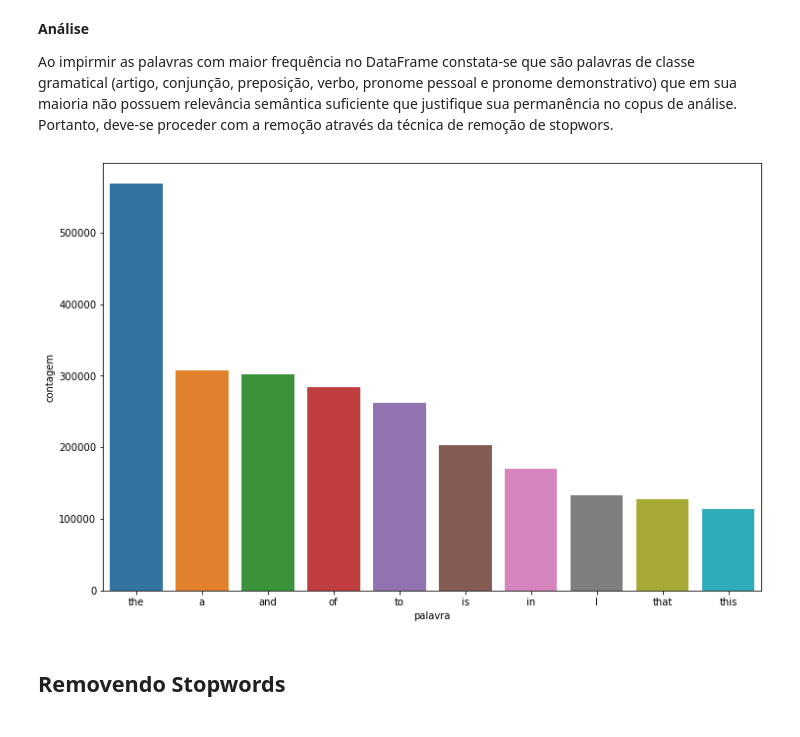
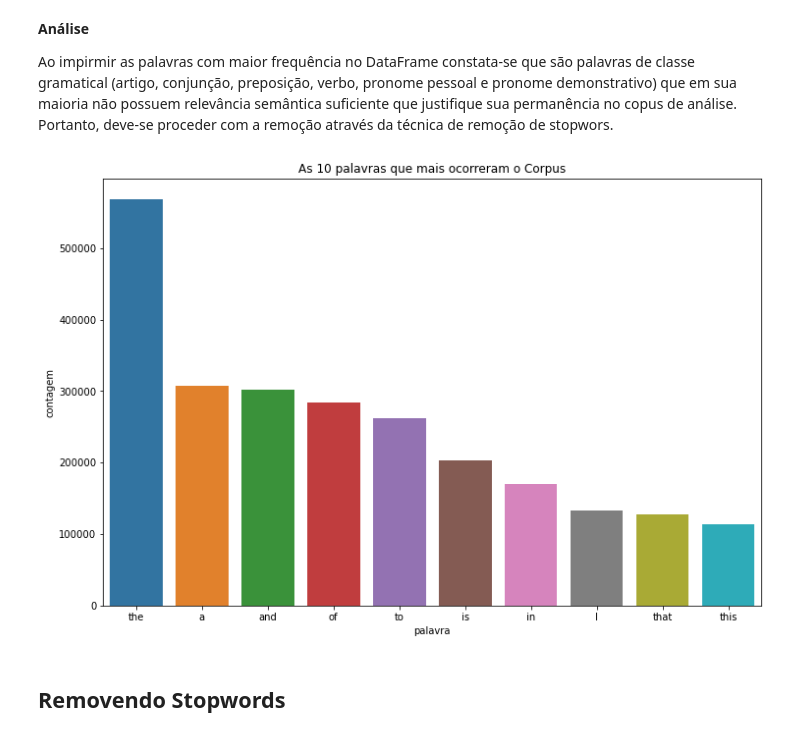
Before and after one commit to izafreitas/machine_learning_dellead_mentoring, a Jupyter notebook: plano_avalicao_lead/Plano de Avaliação Dell Academy Machine Learning.ipynb, the cells around one changed output. Saved outputs shown, nothing was run; the diff lists cells and outputs as text; code cells hidden in the pictures.

```diff
--- a/plano_avalicao_lead/Plano de Avaliação Dell Academy Machine Learning.ipynb
+++ b/plano_avalicao_lead/Plano de Avaliação Dell Academy Machine Learning.ipynb
@@ -469,22 +470,25 @@ Ao impirmir as palavras com maior frequência no DataFrame constata-se que são
 # %%
 def histograma(df_texto, coluna_text, quantidade):
 
     palavras = ' '.join([texto for texto in df_texto[coluna_text]])
     token_df = token_espaco.tokenize(palavras)
     freq_palavras = nltk.FreqDist(token_df)
     df_freq = pd.DataFrame({"palavra": list(freq_palavras.keys()),
                        "frequencia": list(freq_palavras.values())})
 
     df_freq = df_freq.nlargest(columns = "frequencia", n = quantidade)
     plt.figure(figsize=(12,8))
     ax = sns.barplot(data = df_freq, x = "palavra", y = "frequencia")
     ax.set(ylabel = "contagem")
+    # inserindo o título
+    ax.set_title('As 10 palavras que mais ocorreram o Corpus')
     plt.show()
 
 
+
 histograma(df_unido, "text", 10)
 # %% [output]
-[figure, old version]
+[figure, new version]
 # %% [markdown]
 ## Removendo Stopwords
 # %%
```
Also changed, not shown: parts of 36 cells of this notebook.
